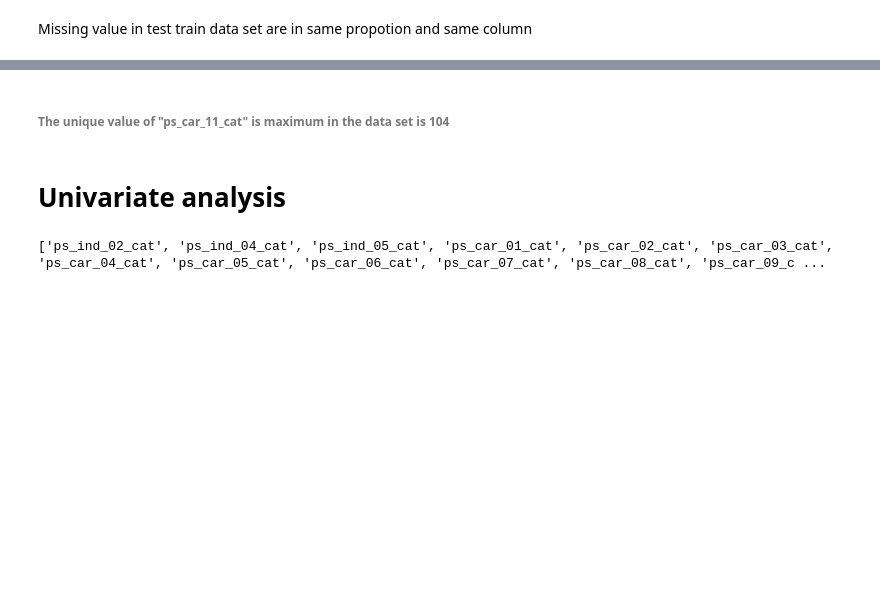
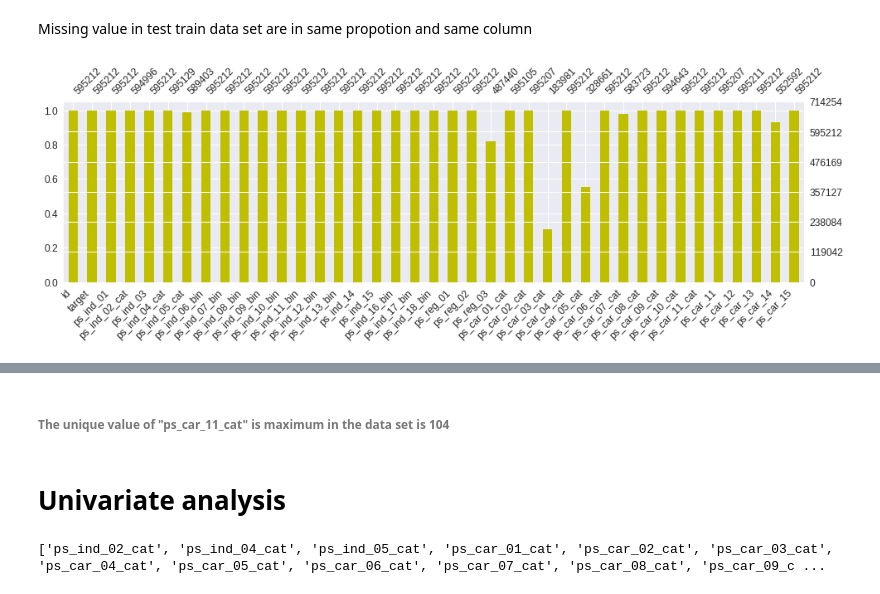
Before and after one commit to sudhirln92/kaggle-competitions, a Jupyter notebook: Porto/porto_driver7.ipynb, the cells around one changed output, grey strips where cells are left out. Drawn from its saved outputs; the diff is of its cells as text; code cells hidden in the pictures; blank space fills up the shorter version.

```diff
--- a/Porto/porto_driver7.ipynb
+++ b/Porto/porto_driver7.ipynb
@@ -110,2 +121,6 @@ k
 # %% [markdown]
 Missing value in test train data set are in same propotion and same column
+# %%
+mssno.bar(train,color='y',figsize=(16,4),fontsize=12)
+# %% [output]
+[figure, added]
```
Also changed, not shown: parts of 34 cells of this notebook, 7 other files.
